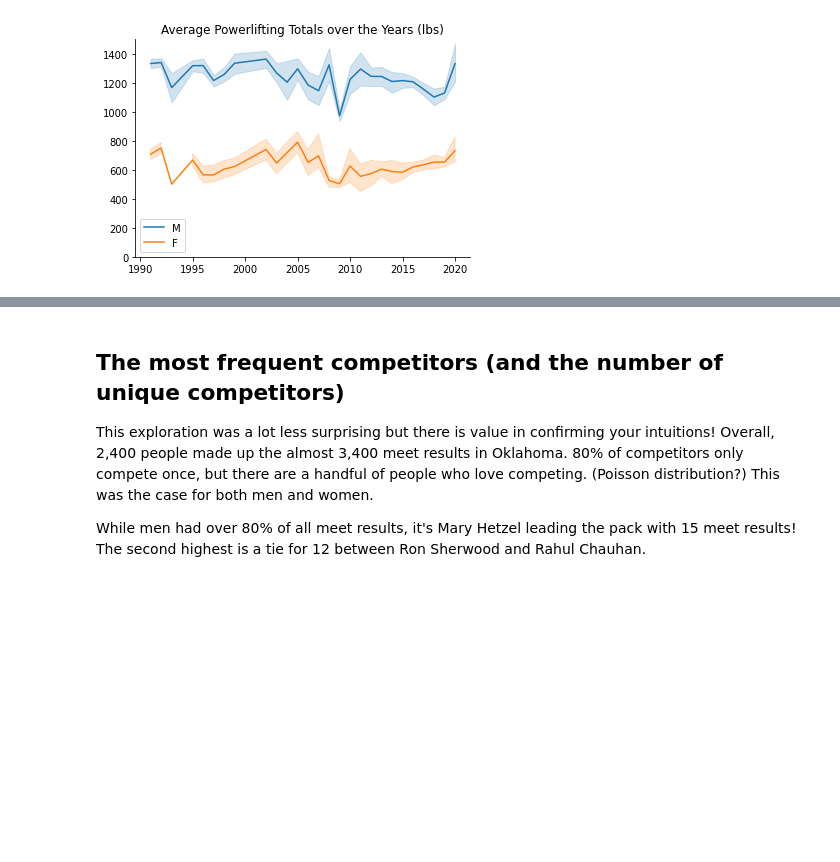
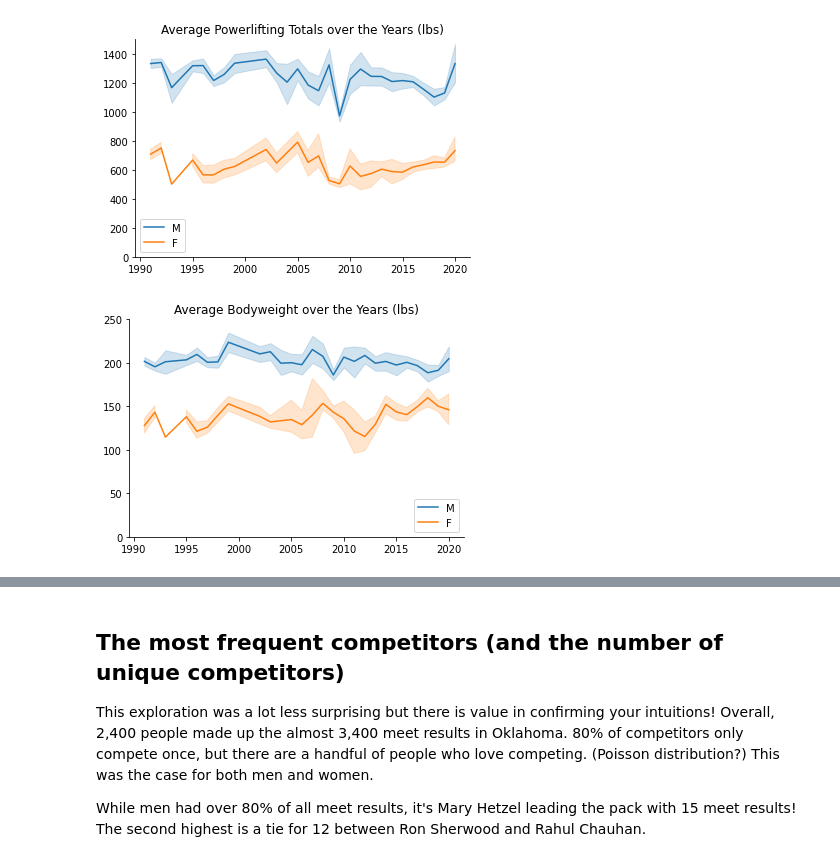
Before and after one commit to inunoriginal1/OpenPowerlifting, a Jupyter notebook: main.ipynb, the cells around one changed output, grey strips where cells are left out. Drawn from its saved outputs; the diff is of its cells as text; code cells hidden in the pictures; blank space fills up the shorter version.

```diff
--- a/main.ipynb
+++ b/main.ipynb
@@ -829,3 +832,10 @@ g.legend(loc='best')
 label_and_despine('Average Powerlifting Totals over the Years (lbs)')
 # %% [output]
 [figure]
+# %%
+g = sns.lineplot(data=ok[['MeetYear', 'Sex', 'BodyweightLbs']], x='MeetYear', y='BodyweightLbs', hue='Sex')
+g.set(ylim = (0,250))
+g.legend(loc='lower right')
+label_and_despine('Average Bodyweight over the Years (lbs)')
+# %% [output]
+[figure, added]
```
Also changed, not shown: parts of 21 cells of this notebook.
